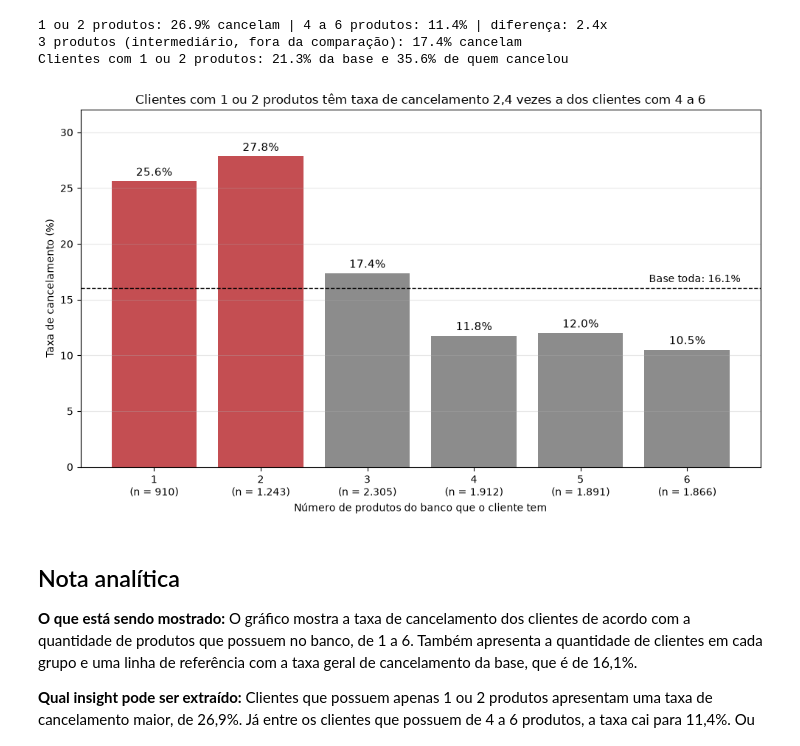
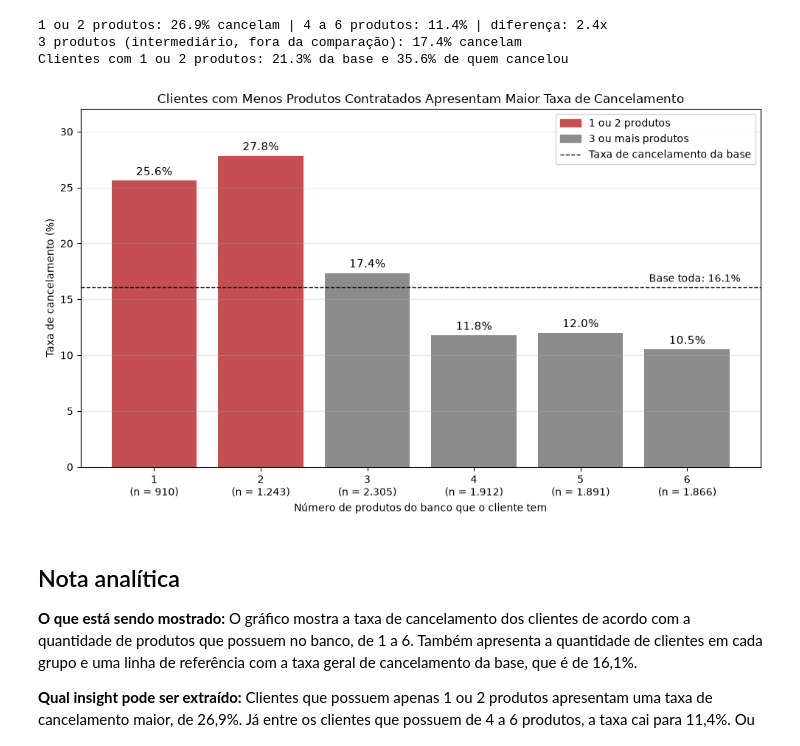
Before and after one commit to Fernandosoares10/projeto_avd_, a Jupyter notebook: src/parte_especifica/viz_explanatoria_2.ipynb, the cells around one changed output. Drawn from its saved outputs; the diff is of its cells as text; code cells hidden in the pictures.

Commit message:
Outliers do BankChurners: interpretacao e decisao escritas pelo grupo; titulo e legenda da explanatoria 2

```diff
--- a/src/parte_especifica/viz_explanatoria_2.ipynb
+++ b/src/parte_especifica/viz_explanatoria_2.ipynb
@@ -63,24 +63,32 @@ Clientes com 1 ou 2 produtos: 21.3% da base e 35.6% de quem cancelou
 # %%
 # [IA] Claude Code – gráfico de barras da taxa de cancelamento por número de produtos, com destaque e linha da taxa da base
 fig, ax = plt.subplots(figsize=(10, 6))
 cores = [CORES_SITUACAO["Cancelou"] if p <= 2 else "#8C8C8C" for p in por_produtos.index]
 barras = ax.bar(range(len(por_produtos)), por_produtos["taxa"], color=cores)
 for barra, taxa in zip(barras, por_produtos["taxa"]):
     ax.text(barra.get_x() + barra.get_width() / 2, taxa + 0.5, f"{taxa:.1f}%", ha="center", fontsize=11)
 ax.axhline(taxa_base, color="black", linestyle="--", linewidth=1)
 ax.text(len(por_produtos) - 0.5, taxa_base + 0.5, f"Base toda: {taxa_base:.1f}%", ha="right", fontsize=10)
 ax.set_xticks(range(len(por_produtos)))
 ax.set_xticklabels([f"{p}\n(n = {n:,})".replace(",", ".") for p, n in zip(por_produtos.index, por_produtos["n"])])
 ax.set_xlabel("Número de produtos do banco que o cliente tem")
 ax.set_ylabel("Taxa de cancelamento (%)")
-ax.set_title(f"Clientes com 1 ou 2 produtos têm taxa de cancelamento {razao:.1f} vezes a dos clientes com 4 a 6".replace(".", ","))
+ax.set_title('Clientes com Menos Produtos Contratados Apresentam Maior Taxa de Cancelamento')
 ax.set_ylim(0, por_produtos["taxa"].max() * 1.15)
 ax.grid(axis="y", alpha=0.3)
+# [IA] Claude Code – legenda das cores e da linha da taxa da base (exigencia do enunciado)
+from matplotlib.lines import Line2D
+from matplotlib.patches import Patch
+ax.legend(handles=[
+    Patch(color=CORES_SITUACAO["Cancelou"], label="1 ou 2 produtos"),
+    Patch(color="#8C8C8C", label="3 ou mais produtos"),
+    Line2D([0], [0], color="black", linestyle="--", linewidth=1, label="Taxa de cancelamento da base"),
+], loc="upper right")
 fig.tight_layout()
 fig.savefig(PASTA_SAIDA / "viz_explanatoria_2_barras_produtos.png", dpi=150, bbox_inches="tight")
 plt.show()
 # %% [output]
-[figure, old version]
+[figure, new version]
 # %% [markdown]
 ## Nota analítica
 
```
Also changed, not shown: parts of 1 cell of this notebook, 3 other files.
